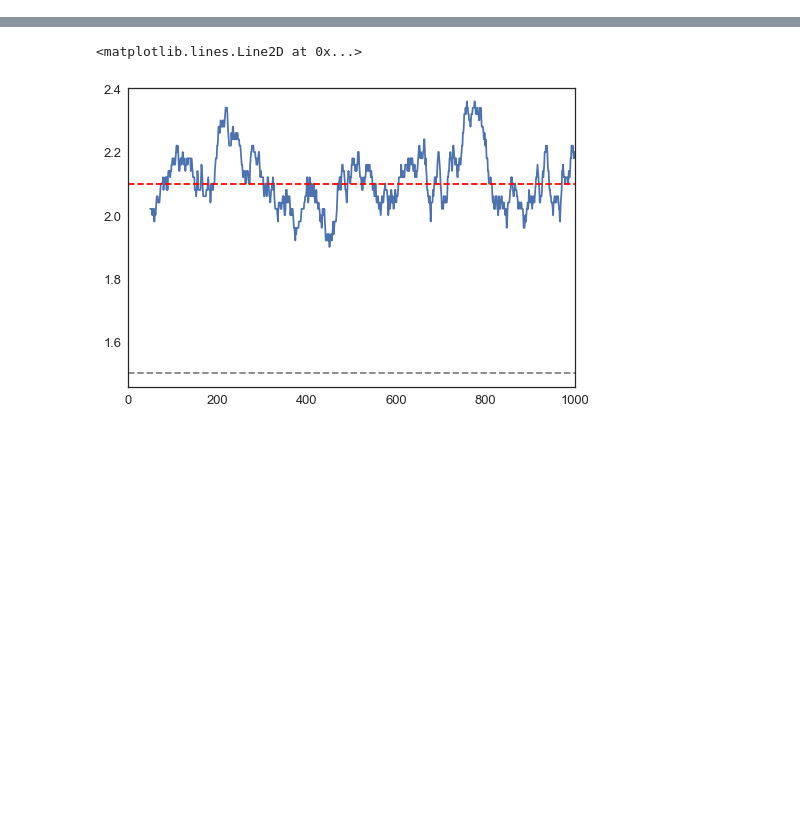
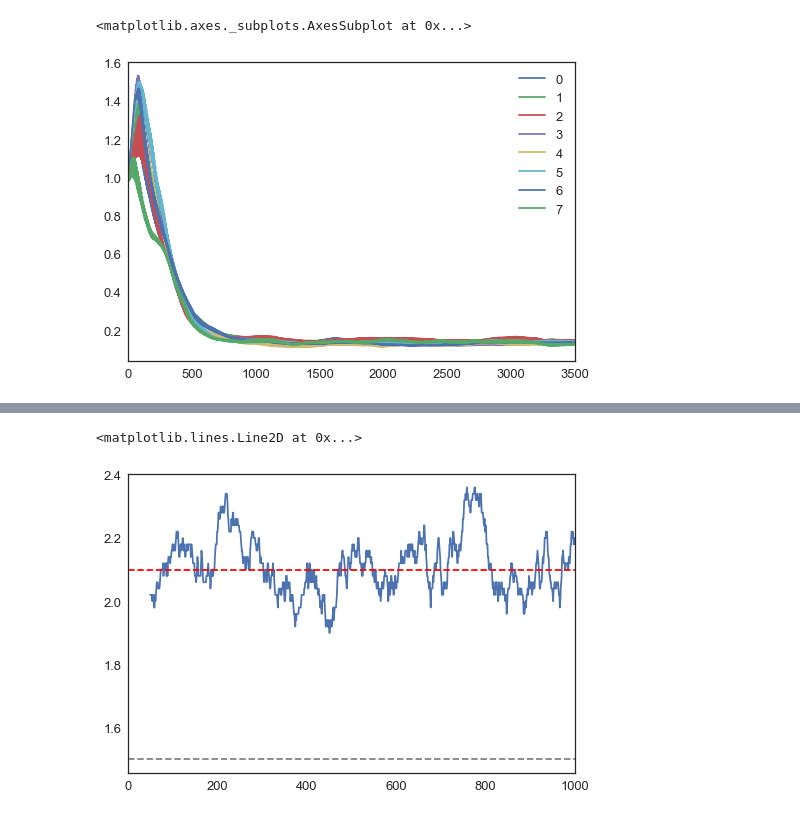
Before and after one commit to fredcallaway/gymrats, a Jupyter notebook: mouselab.ipynb, the cells around one changed output, grey strips where cells are left out. Saved outputs shown, nothing was run; the diff lists cells and outputs as text; code cells hidden in the pictures; blank space fills up the shorter version.

```diff
--- a/mouselab.ipynb
+++ b/mouselab.ipynb
@@ -51,0 +47,5 @@ print(policy.critic.predict(np.stack(tr['states'])))
+# %%
+pd.DataFrame(np.concatenate(Q.saved['sigma_w'])).rolling(10).mean().plot()
+# %% [output]
+<matplotlib.axes._subplots.AxesSubplot at 0x...>
+[figure, added]
```
Also changed, not shown: parts of 5 cells of this notebook, 5 other files.
